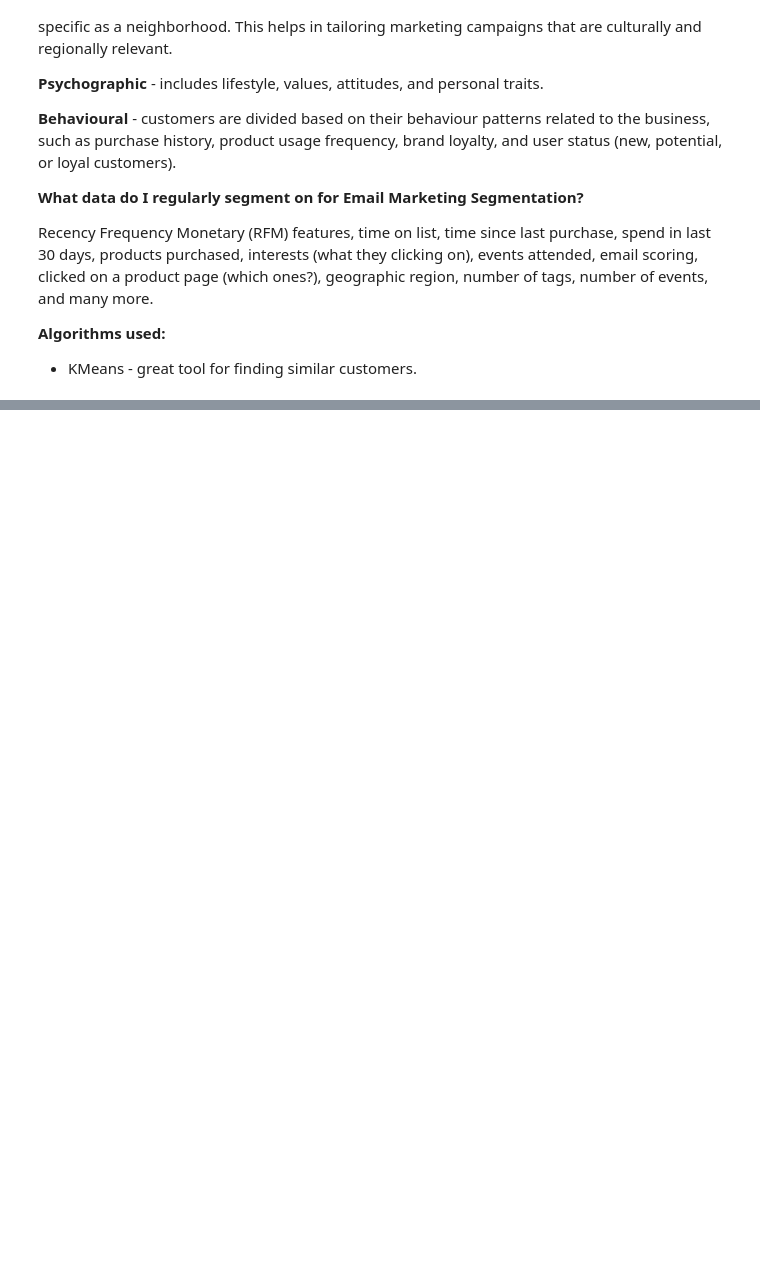
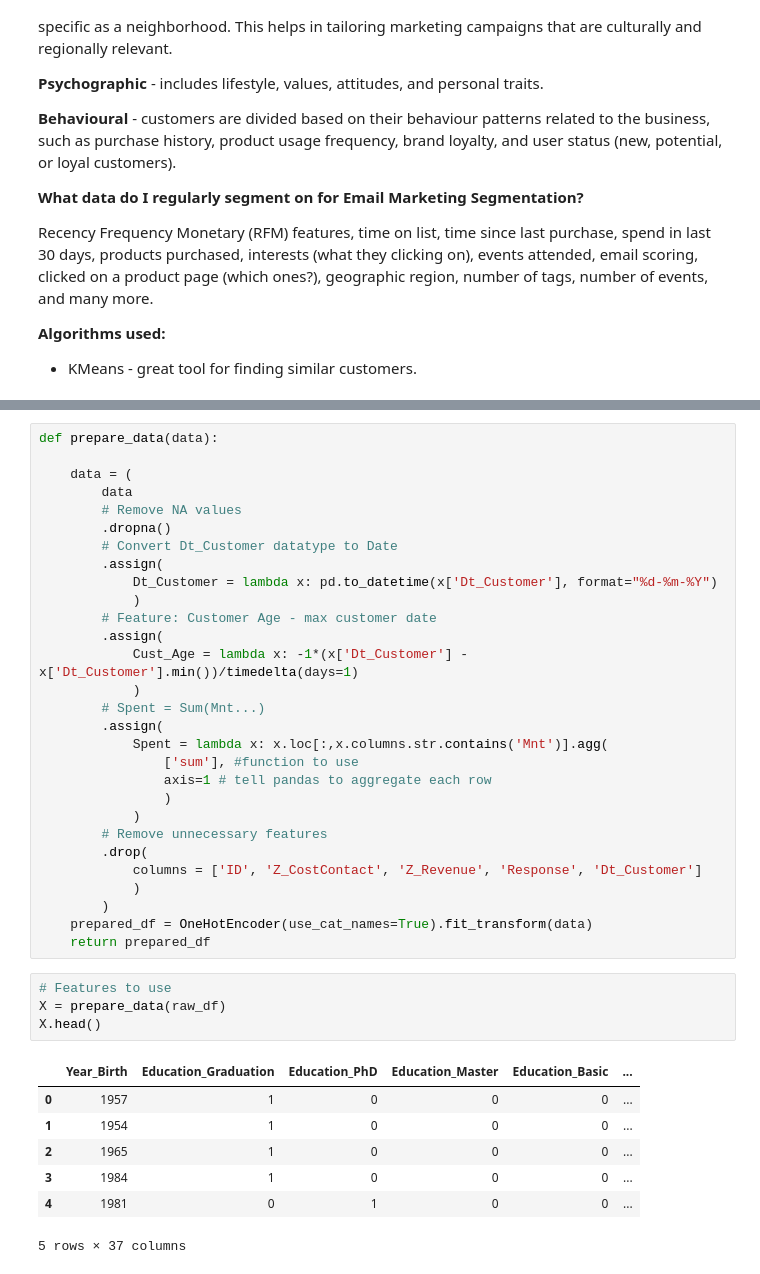
Before and after one commit to eddychetz/machine-learning-labs, a Jupyter notebook: lab-202-clustering/lab_202-clustering-for-customer-segmentation-with-KMeans.ipynb, the cells around one changed output, grey strips where cells are left out. Saved outputs shown, nothing was run; the diff lists cells and outputs as text; blank space fills up the shorter version.

```diff
--- a/lab-202-clustering/lab_202-clustering-for-customer-segmentation-with-KMeans.ipynb
+++ b/lab-202-clustering/lab_202-clustering-for-customer-segmentation-with-KMeans.ipynb
@@ -89,0 +139,41 @@ from sklearn.cluster import KMeans
+# %%
+def prepare_data(data):
+
+    data = (
+        data
+        # Remove NA values
+        .dropna()
+        # Convert Dt_Customer datatype to Date
+        .assign(
+            Dt_Customer = lambda x: pd.to_datetime(x['Dt_Customer'], format="%d-%m-%Y")
+            )
+        # Feature: Customer Age - max customer date
+        .assign(
+            Cust_Age = lambda x: -1*(x['Dt_Customer'] - x['Dt_Customer'].min())/timedelta(days=1)
+            )
+        # Spent = Sum(Mnt...)
+        .assign(
+            Spent = lambda x: x.loc[:,x.columns.str.contains('Mnt')].agg(
+                ['sum'], #function to use
+                axis=1 # tell pandas to aggregate each row
+                )
+            )
+        # Remove unnecessary features
+        .drop(
+            columns = ['ID', 'Z_CostContact', 'Z_Revenue', 'Response', 'Dt_Customer']
+            )
+        )
+    prepared_df = OneHotEncoder(use_cat_names=True).fit_transform(data)
+    return prepared_df
+# %%
+# Features to use
+X = prepare_data(raw_df)
+X.head()
+# %% [output]
+|  | Year_Birth | Education_Graduation | Education_PhD | Education_Master | Education_Basic | ... |
+| 0 | 1957 | 1 | 0 | 0 | 0 | ... |
+| 1 | 1954 | 1 | 0 | 0 | 0 | ... |
+| 2 | 1965 | 1 | 0 | 0 | 0 | ... |
+| 3 | 1984 | 1 | 0 | 0 | 0 | ... |
+| 4 | 1981 | 0 | 1 | 0 | 0 | ... |
+5 rows × 37 columns
```
Also changed, not shown: parts of 10 cells of this notebook, 32 other files.
